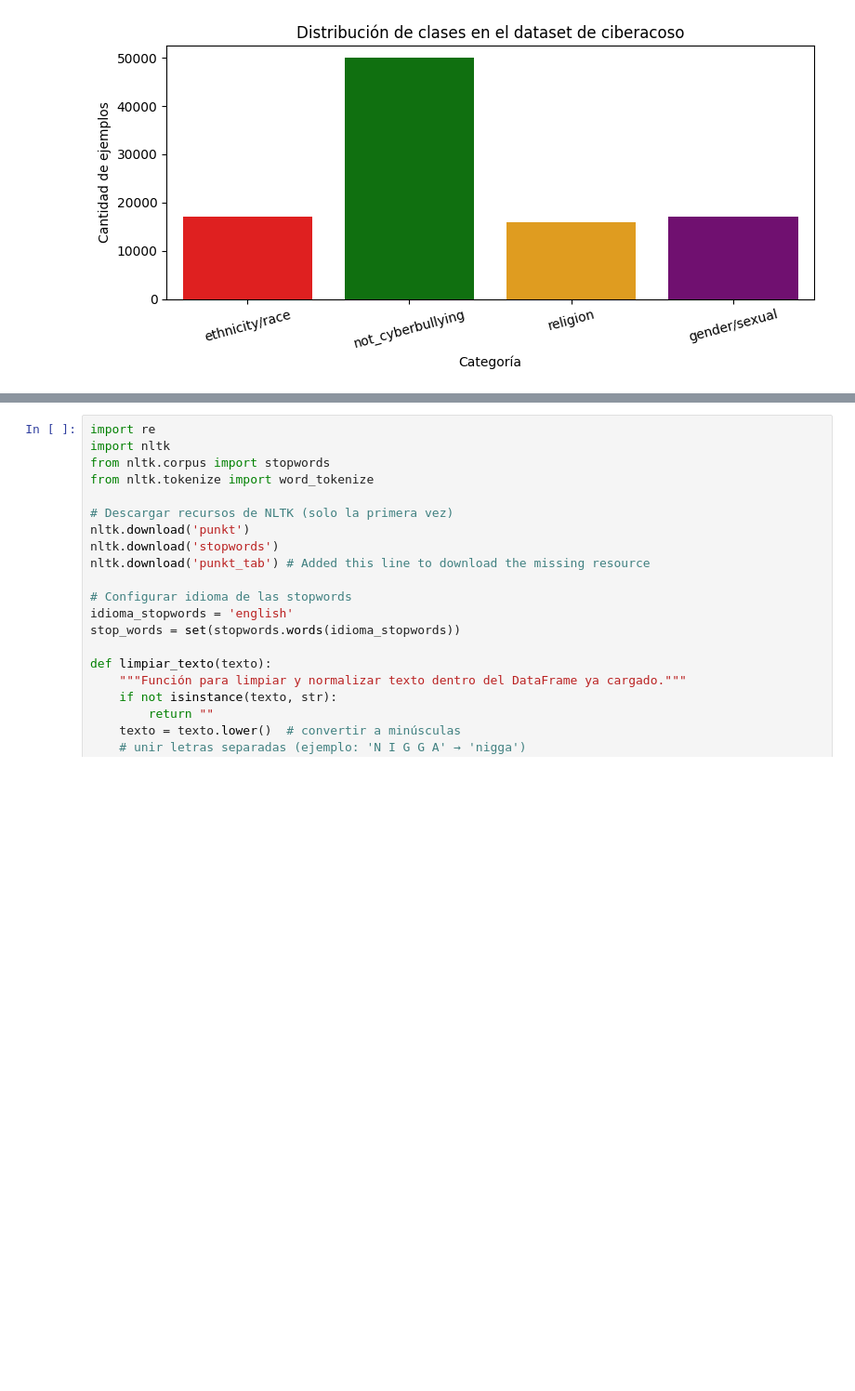
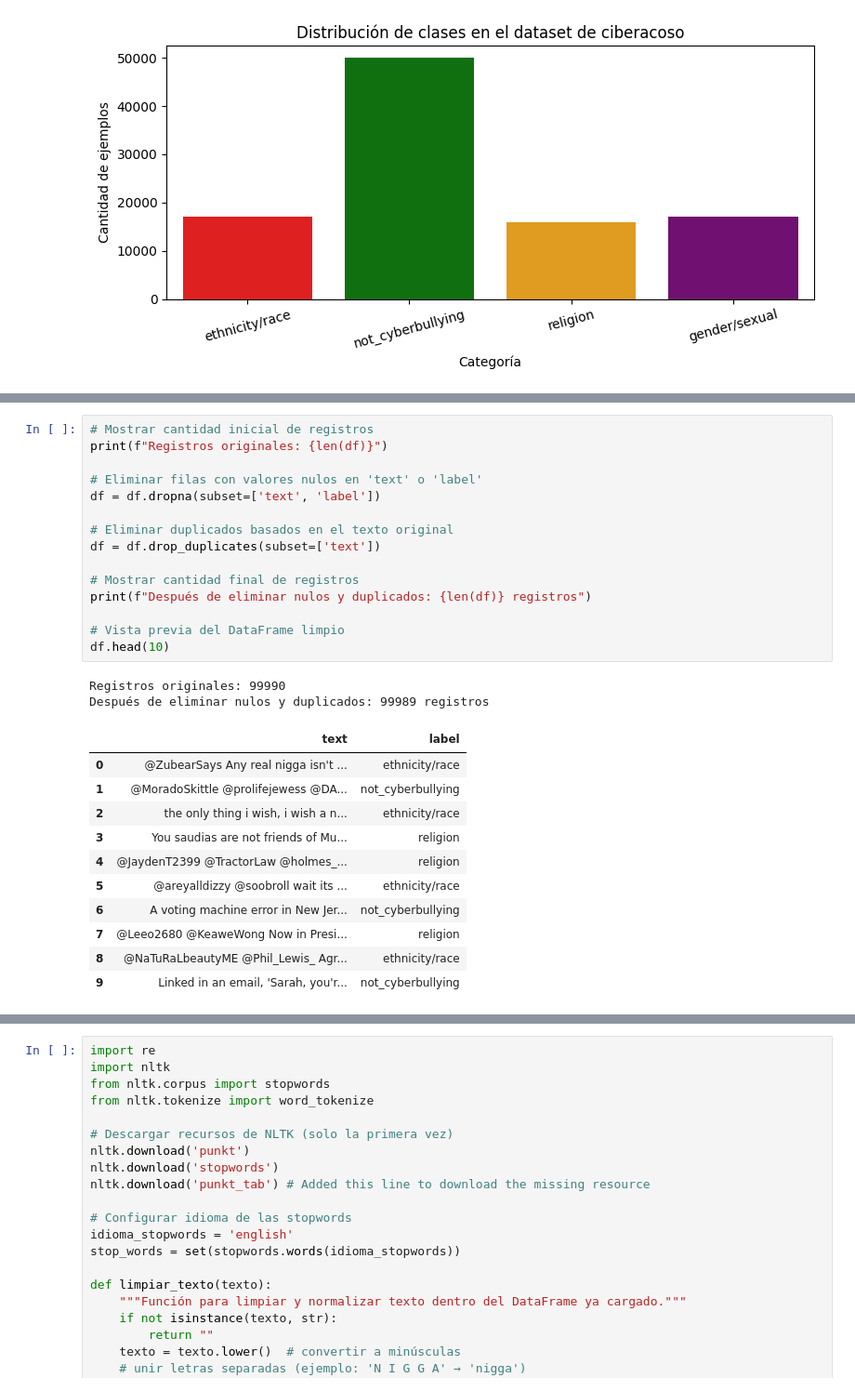
Before and after one commit to Luis-For/CiberBullying-Detection, a Jupyter notebook: Cyberbullying_Detection_using_NLP_and_Machine_Learning.ipynb, the cells around one changed output, grey strips where cells are left out. Shown at 93% size. Drawn from its saved outputs; the diff is of its cells as text; blank space fills up the shorter version.

```diff
--- a/Cyberbullying_Detection_using_NLP_and_Machine_Learning.ipynb
+++ b/Cyberbullying_Detection_using_NLP_and_Machine_Learning.ipynb
@@ -286,0 +305,29 @@ plt.show()
+# %%
+# Mostrar cantidad inicial de registros
+print(f"Registros originales: {len(df)}")
+
+# Eliminar filas con valores nulos en 'text' o 'label'
+df = df.dropna(subset=['text', 'label'])
+
+# Eliminar duplicados basados en el texto original
+df = df.drop_duplicates(subset=['text'])
+
+# Mostrar cantidad final de registros
+print(f"Después de eliminar nulos y duplicados: {len(df)} registros")
+
+# Vista previa del DataFrame limpio
+df.head(10)
+# %% [output]
+Registros originales: 99990
+Después de eliminar nulos y duplicados: 99989 registros
+|  | text | label |
+| 0 | @ZubearSays Any real nigga isn't ... | ethnicity/race |
+| 1 | @MoradoSkittle @prolifejewess @DA... | not_cyberbullying |
+| 2 | the only thing i wish, i wish a n... | ethnicity/race |
+| 3 | You saudias are not friends of Mu... | religion |
+| 4 | @JaydenT2399 @TractorLaw @holmes_... | religion |
+| 5 | @areyalldizzy @soobroll wait its ... | ethnicity/race |
+| 6 | A voting machine error in New Jer... | not_cyberbullying |
+| 7 | @Leeo2680 @KeaweWong Now in Presi... | religion |
+| 8 | @NaTuRaLbeautyME @Phil_Lewis_ Agr... | ethnicity/race |
+| 9 | Linked in an email, 'Sarah, you'r... | not_cyberbullying |
```
Also changed, not shown: parts of 21 cells of this notebook.
